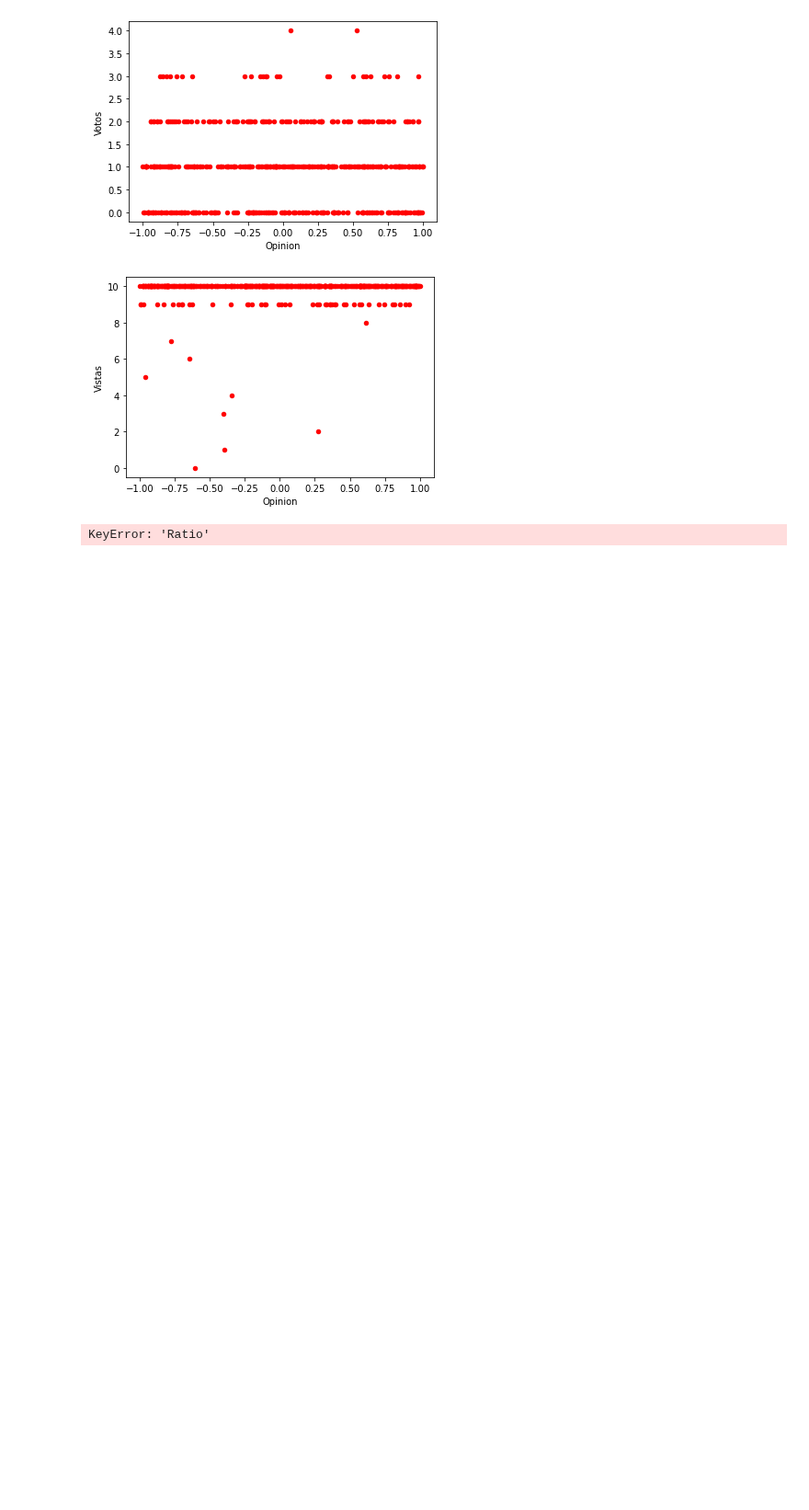
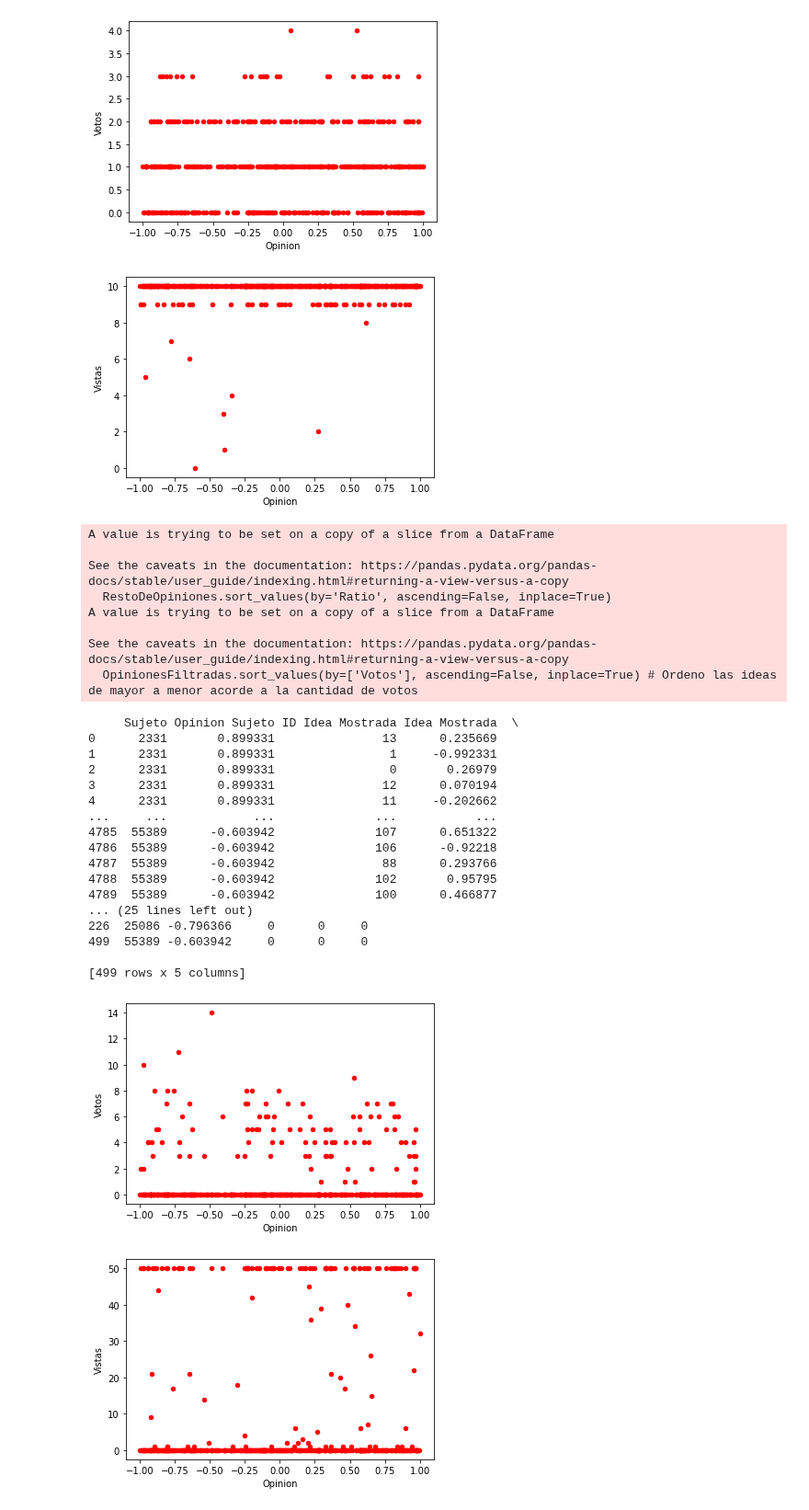
Before and after one commit to MariannoSalgado/Simulacion-RS, a Jupyter notebook: Simulacion RS.ipynb, the cells around one changed output. Shown at 92% size. Drawn from its saved outputs; the diff is of its cells as text; code cells hidden in the pictures; blank space fills up the shorter version.

```diff
--- a/Simulacion RS.ipynb
+++ b/Simulacion RS.ipynb
@@ -152,7 +152,7 @@ plt.show()
 
 #¤¤¤¤¤¤¤¤¤¤¤¤¤¤¤¤¤¤¤¤¤¤¤¤ Simulacion Votos/Vista ¤¤¤¤¤¤¤¤¤¤¤¤¤¤¤¤¤¤¤¤¤¤¤¤#
 
-# Esta simulacion supone que se van a mostrar 3 (de las 10) ideas mas votadas, junto con 3 (de las 10) ideas con mayor ratio Votos/Vista
+# Esta simulacion supone que se van a mostrar 5 (de las 10) ideas mas votadas, junto con 5 (de las 10) ideas con mayor ratio Votos/Vista
 
 Muestra_Simulacion = Muestra_Completa.copy()
 DataSave = pd.DataFrame(columns=['ID', 'Opinion', 'Votos', 'Vistas','Ratio'])
@@ -162,7 +162,7 @@ TiempoSimulacion = 0
 
 for i in Muestra_Simulacion:
     ParticipanteActual = i
-    if OpinanNoVotan < QOpinionesExpuestas: # Si hay menos opiniones que las necesarias para mostrar los individuos van a opinar, no votar.
+    if OpinanNoVotan < 20: # Si hay menos opiniones que las necesarias para mostrar los individuos van a opinar, no votar.
         DataSave.at [OpinanNoVotan,'ID'] = Muestra_Simulacion.get(i).get_ID()
         DataSave.at [OpinanNoVotan,'Opinion'] = Muestra_Simulacion.get(i).get_Oi()
         DataSave.at [OpinanNoVotan,'Votos'] = 0
@@ -170,14 +170,14 @@ for i in Muestra_Simulacion:
         DataSave.at [OpinanNoVotan,'Ratio'] = 0
         OpinanNoVotan +=1
     else:
-        # Esto no iria en esta simulacion creo → OpinionesFiltradas = DataSave[DataSave.Vistas < QVecesMuestroOpinion] # Filtro las ideas que tengan menos vistas del limite asignado
+        OpinionesFiltradas = DataSave[DataSave.Vistas < QVecesMuestroOpinion] # Filtro las ideas que tengan menos vistas del limite asignado
         OpinionesFiltradas.sort_values(by=['Votos'], ascending=False, inplace=True) # Ordeno las ideas de mayor a menor acorde a la cantidad de votos
         OpinionesMasVotadas = OpinionesFiltradas.iloc[:10, :2] # Creo un DF con las 10 Opiniones mas votadas
-        OpinionesMasVotadasSeleccionadas = OpinionesMasVotadas.sample (n=3) # Selecciono 3 de las 10 opiniones mas votadas
+        OpinionesMasVotadasSeleccionadas = OpinionesMasVotadas.sample (n=5) # Selecciono 5 de las 10 opiniones mas votadas
         RestoDeOpiniones = OpinionesFiltradas.iloc[10:, :]
         RestoDeOpiniones.sort_values(by='Ratio', ascending=False, inplace=True)
         OpinionesConMayorRatio = RestoDeOpiniones.iloc[:10, :2]  # Creo un df con las 10 opiniones con mayor ratio
-        OpinionesConMayorRatioSeleccionadas = OpinionesConMayorRatio.sample (n=3)  # Selecciono 3 de las 10 opiniones con mayor ratio
+        OpinionesConMayorRatioSeleccionadas = OpinionesConMayorRatio.sample (n=5)  # Selecciono 5 de las 10 opiniones con mayor ratio
         OpinionesParaVotar = pd.concat([OpinionesMasVotadasSeleccionadas, OpinionesConMayorRatioSeleccionadas])
         Muestra_Simulacion.get(i).append_IdeasVistas (OpinionesParaVotar)
         DataSave.at [i,'ID'] = Muestra_Simulacion.get(i).get_ID()
@@ -186,31 +186,58 @@ for i in Muestra_Simulacion:
         DataSave.at [i,'Vistas'] = 0
         DataSave.at [i,'Ratio'] = 0
         VotoActual = Muestra_Simulacion.get(i).votar(OpinionesParaVotar)
         DataSave.at [VotoActual,'Votos'] = DataSave.at [VotoActual,'Votos'] + 1 # Le sumo un voto a la idea.
         for i in OpinionesParaVotar.index:
             DataSave.at [i,'Vistas'] = DataSave.at [i,'Vistas'] + 1 # Le sumo una vista a la ideas expuestas
             DataSave.at [i,'Ratio'] = DataSave.at [i,'Votos'] / DataSave.at [i,'Vistas']
+
             # Armo un dataframe con el minuto a minuto de lo que fue pasando en la simulacion
             MinutoAMinuto.at [TiempoSimulacion,'Sujeto'] = Muestra_Simulacion.get(ParticipanteActual).get_ID()
             MinutoAMinuto.at [TiempoSimulacion,'Opinion Sujeto'] = Muestra_Simulacion.get(ParticipanteActual).get_Oi()
             MinutoAMinuto.at [TiempoSimulacion,'ID Idea Mostrada'] = i
             MinutoAMinuto.at [TiempoSimulacion,'Idea Mostrada'] = OpinionesParaVotar.at [i,'Opinion']
             CopiaOpiniones = OpinionesParaVotar.index.tolist()
             CopiaOpiniones.remove(i)
             MinutoAMinuto.at [TiempoSimulacion,'Otras opiniones que vio'] = CopiaOpiniones
             if (DataSave.at [VotoActual,'ID']) == (OpinionesParaVotar.at [i,'ID']):
                 MinutoAMinuto.at [TiempoSimulacion,'Voto'] = True
             else:
                 MinutoAMinuto.at [TiempoSimulacion,'Voto'] = False
             MinutoAMinuto.at [TiempoSimulacion,'Distancia'] = Muestra_Simulacion.get(ParticipanteActual).comparar(OpinionesParaVotar.at [i,'Opinion'])
             TiempoSimulacion +=1
 
 print (MinutoAMinuto)
 print (DataSave.sort_values(by=['Votos'], ascending=False))
 
 DataSave.plot(kind='scatter',x='Opinion',y='Votos',color='red')
 DataSave.plot(kind='scatter',x='Opinion',y='Vistas',color='red')
 #plt.yticks(range(5))
 plt.show()
 # %% [output]
-KeyError: 'Ratio'
+A value is trying to be set on a copy of a slice from a DataFrame
+
+See the caveats in the documentation: https://pandas.pydata.org/pandas-docs/stable/user_guide/indexing.html#returning-a-view-versus-a-copy
+  RestoDeOpiniones.sort_values(by='Ratio', ascending=False, inplace=True)
+A value is trying to be set on a copy of a slice from a DataFrame
+
+See the caveats in the documentation: https://pandas.pydata.org/pandas-docs/stable/user_guide/indexing.html#returning-a-view-versus-a-copy
+  OpinionesFiltradas.sort_values(by=['Votos'], ascending=False, inplace=True) # Ordeno las ideas de mayor a menor acorde a la cantidad de votos
+     Sujeto Opinion Sujeto ID Idea Mostrada Idea Mostrada  \
+0      2331       0.899331               13      0.235669
+1      2331       0.899331                1     -0.992331
+2      2331       0.899331                0       0.26979
+3      2331       0.899331               12      0.070194
+4      2331       0.899331               11     -0.202662
+...     ...            ...              ...           ...
+4785  55389      -0.603942              107      0.651322
+4786  55389      -0.603942              106      -0.92218
+4787  55389      -0.603942               88      0.293766
+4788  55389      -0.603942              102       0.95795
+4789  55389      -0.603942              100      0.466877
+... (25 lines left out)
+226  25086 -0.796366     0      0     0
+499  55389 -0.603942     0      0     0
+
+[499 rows x 5 columns]
+[figure, added]
+[figure, added]
```
